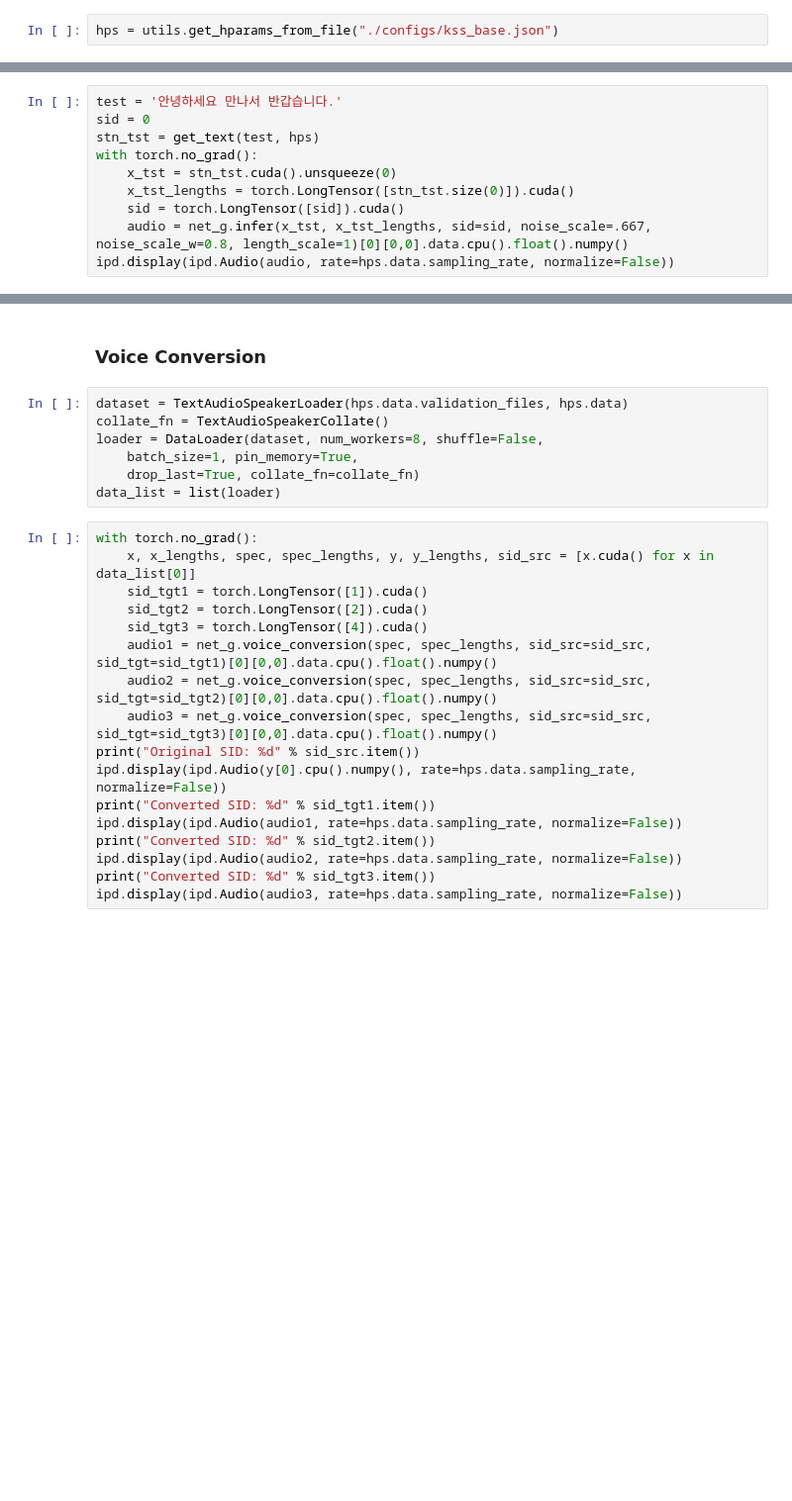
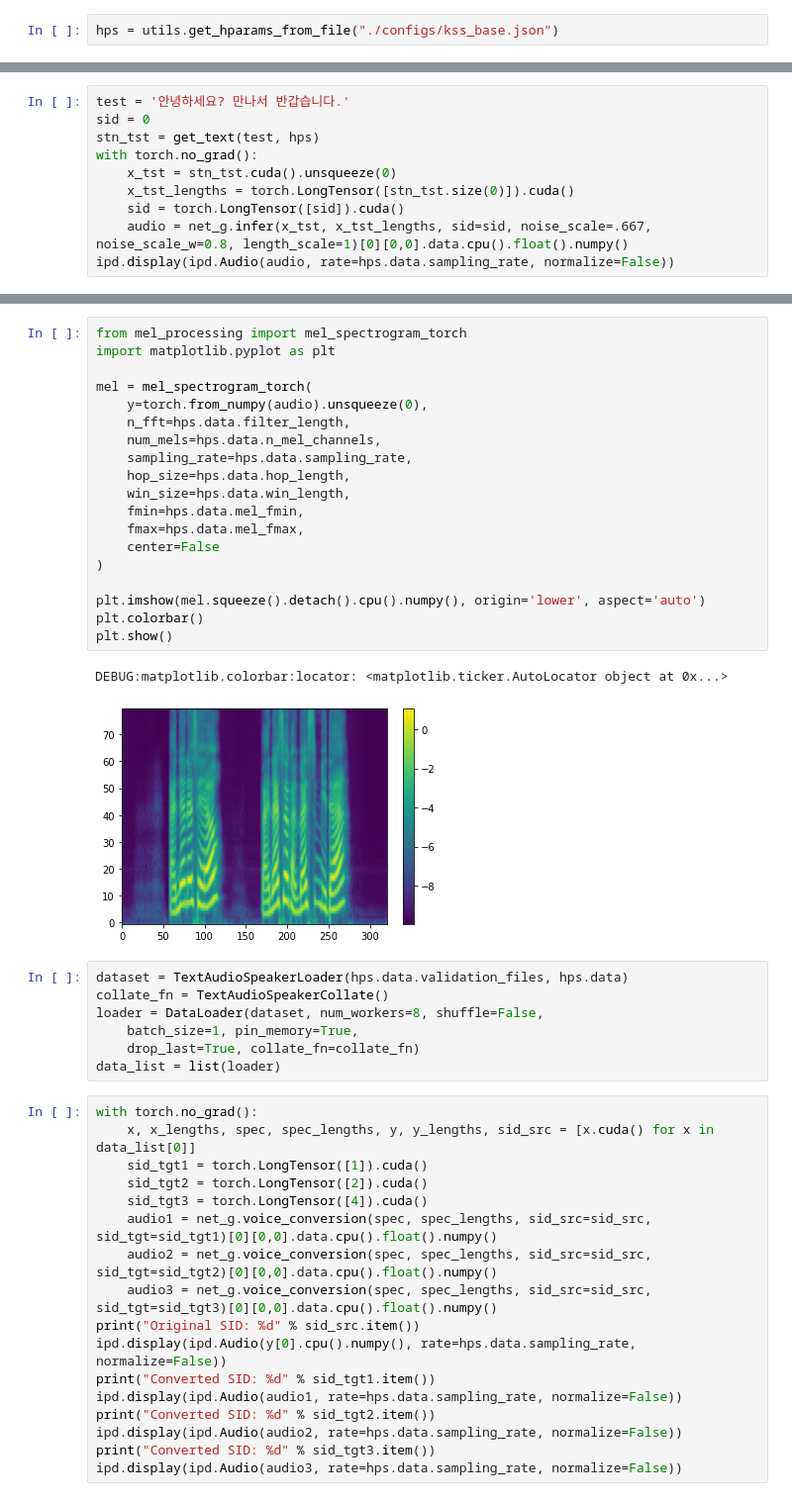
Before and after one commit to choiHkk/vits, a Jupyter notebook: inference.ipynb, the cells around one changed output, grey strips where cells are left out. Shown at 99% size. Cells and saved outputs as stored; diff of their text form; blank space fills up the shorter version.

```diff
--- a/inference.ipynb
+++ b/inference.ipynb
@@ -70,5 +66,5 @@ _ = utils.load_checkpoint("/home/choihk/work/vits/logs/kss_v1/G_59000.pth", net_
 # %%
-test = '안녕하세요 만나서 반갑습니다.'
+test = '안녕하세요? 만나서 반갑습니다.'
 sid = 0
 stn_tst = get_text(test, hps)
 with torch.no_grad():
@@ -80,5 +78,25 @@ ipd.display(ipd.Audio(audio, rate=hps.data.sampling_rate, normalize=False))
-# %% [markdown]
-### Voice Conversion
+# %%
+from mel_processing import mel_spectrogram_torch
+import matplotlib.pyplot as plt
+
+mel = mel_spectrogram_torch(
+    y=torch.from_numpy(audio).unsqueeze(0),
+    n_fft=hps.data.filter_length,
+    num_mels=hps.data.n_mel_channels,
+    sampling_rate=hps.data.sampling_rate,
+    hop_size=hps.data.hop_length,
+    win_size=hps.data.win_length,
+    fmin=hps.data.mel_fmin,
+    fmax=hps.data.mel_fmax,
+    center=False
+)
+
+plt.imshow(mel.squeeze().detach().cpu().numpy(), origin='lower', aspect='auto')
+plt.colorbar()
+plt.show()
+# %% [output]
+DEBUG:matplotlib.colorbar:locator: <matplotlib.ticker.AutoLocator object at 0x...>
+[figure, added]
 # %%
 dataset = TextAudioSpeakerLoader(hps.data.validation_files, hps.data)
 collate_fn = TextAudioSpeakerCollate()
```
Also changed, not shown: parts of 5 cells of this notebook.
